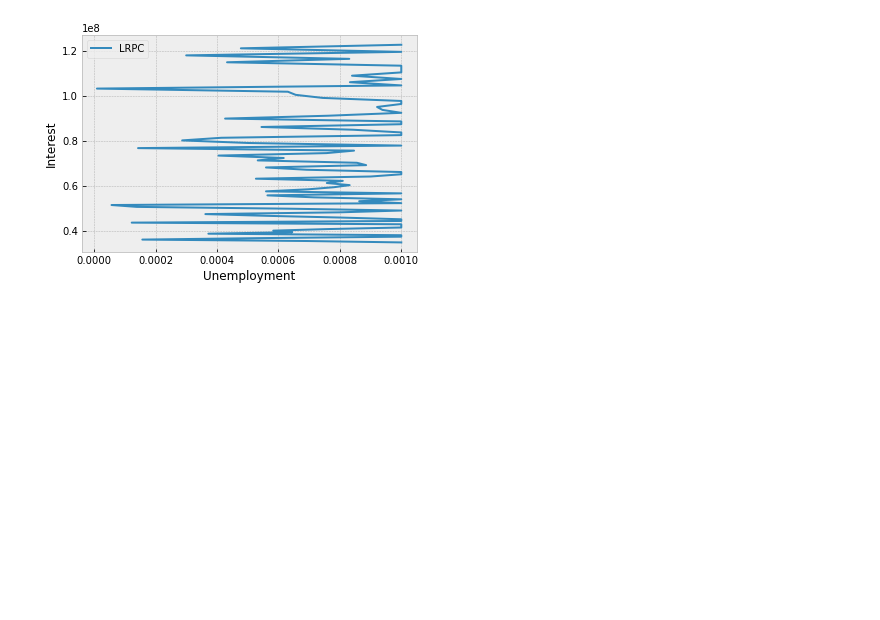
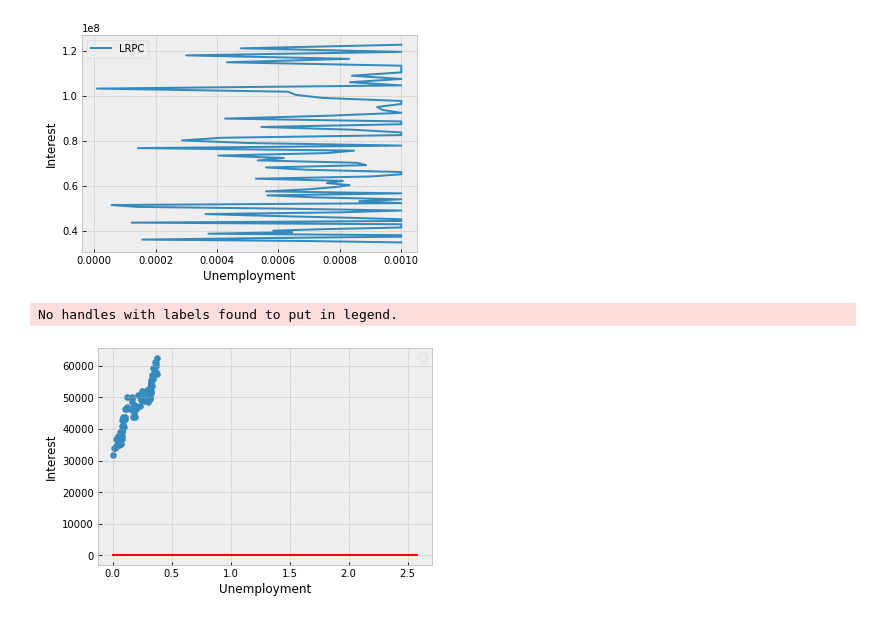
Before and after one commit to SanteriVtj/inflation-and-unemployment-lr, a Jupyter notebook: nb.ipynb, the cells around one changed output. Saved outputs shown, nothing was run; the diff lists cells and outputs as text; code cells hidden in the pictures; blank space fills up the shorter version.

```diff
--- a/nb.ipynb
+++ b/nb.ipynb
@@ -290,30 +231,14 @@ def q_ss(i, u):
     return opt.root(lw_curve, 10 ** (-3), method='lm',options={'ftol': 1e-10}).x
 # %%
 def y_ss(i, u):
-    """
-    Returns the steady state one period revenues generated by a firm given the state (i,u)
-    """
-
     q = q_ss(i,u)
-
     return y + min(m(1 - u) / (1 - u),1) * (g(q) - c(q))
-
 
 @njit
 def theta_ss(u):
-    """
-    Returns the steady state value of labor market tightness theta as a function of u
-    """
-
     return (((1 - u) * delta) / (Z * u)) ** (1 / sigma)
 
-
 def u_ss(i):
-    """
-    Returns the steady state level of unemployment that satisfies the beveridge curve for a given i
-    """
-
     beveridge_curve = lambda u: k - (min(p(theta_ss(u))/theta_ss(u),1) * eta * (y_ss(i, u) - b)) / (((1 / beta) - 1) + delta + (1 - eta) * min(p(theta_ss(u)),1))
-
     return opt.root(beveridge_curve, 10 ** (-3), method='lm',options={'ftol': 1e-10}).x
 # %%
@@ -342,4 +267,17 @@ plt.show()
 [figure]
 # %%
 def md(i):
-    return p(q_ss(i, u) / (4 * (1 - u) * y_ss(i, u)))
+    return p(q_ss(i, u_ss(i)) / (4 * (1 - u_ss(i)) * y_ss(i, u_ss(i))))[0]
+# %%
+x0 = [(i + 1) ** 4 - 1 for  i in cpi_grid]
+x1 = [md(i) for  i in cpi_grid]
+# %%
+plt.plot(x0, x1, '-r')
+plt.scatter(cpi.iloc[0][:-2], gdp.iloc[0])
+plt.xlabel('Unemployment')
+plt.ylabel('Interest')
+plt.legend(loc='best')
+plt.show()
+# %% [output]
+No handles with labels found to put in legend.
+[figure, added]
```
Also changed, not shown: parts of 7 cells of this notebook.
